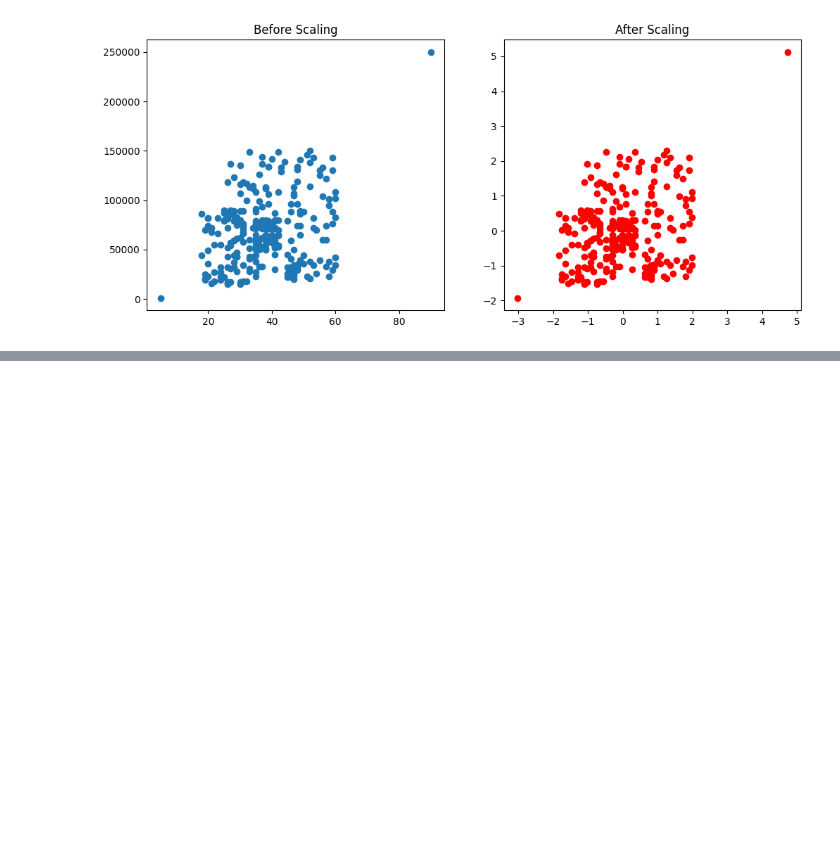
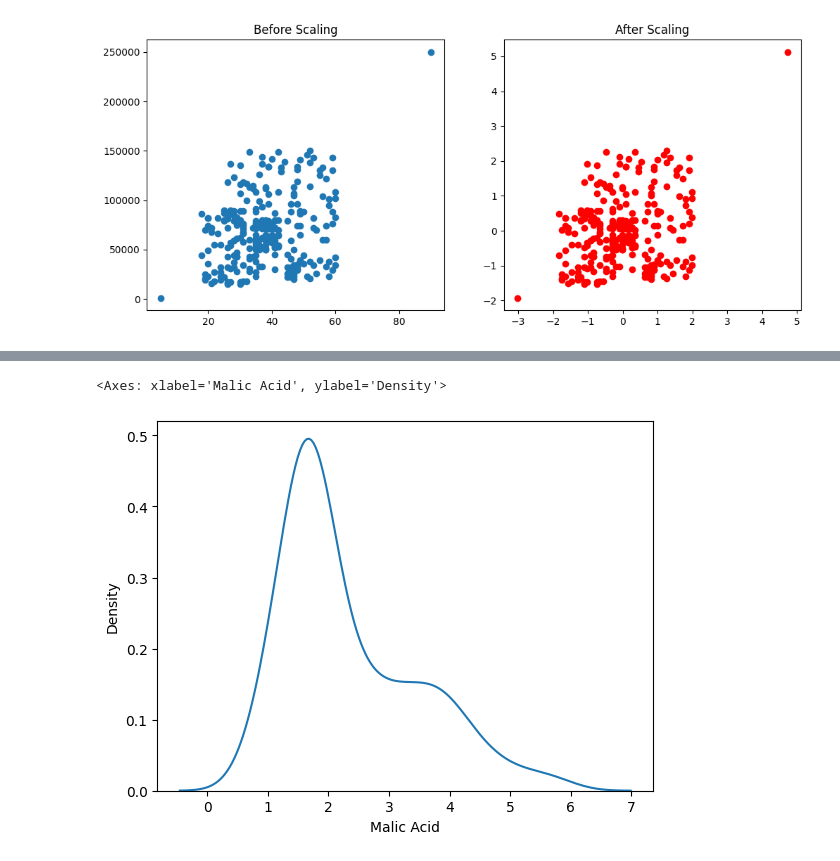
Before and after one commit to jenish2917/Machine-Learning, a Jupyter notebook: Feature engineering.ipynb, the cells around one changed output, grey strips where cells are left out. Cells and saved outputs as stored; diff of their text form; code cells hidden in the pictures; blank space fills up the shorter version.

```diff
--- a/Feature engineering.ipynb
+++ b/Feature engineering.ipynb
@@ -227,0 +261,5 @@ plt.show()
+# %%
+sns.kdeplot(df["Malic Acid"])
+# %% [output]
+<Axes: xlabel='Malic Acid', ylabel='Density'>
+[figure, added]
```
Also changed, not shown: parts of 31 cells of this notebook, 2 other files.
